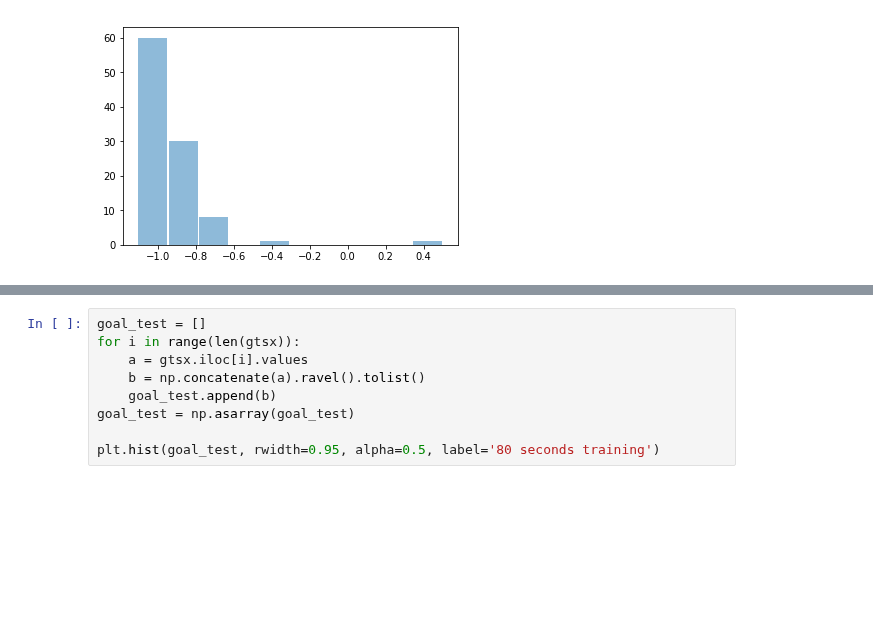
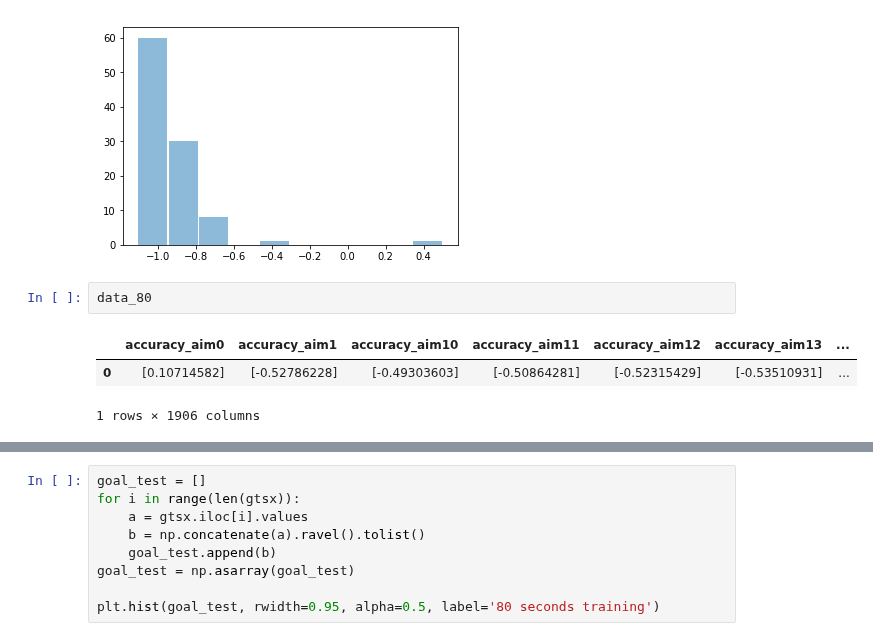
Before and after one commit to maddybartlett/NEN001, a Jupyter notebook: Plots.ipynb, the cells around one changed output, grey strips where cells are left out. Cells and saved outputs as stored; diff of their text form; blank space fills up the shorter version.

```diff
--- a/Plots.ipynb
+++ b/Plots.ipynb
@@ -852,3 +852,9 @@ plt.hist(lendim, rwidth=0.95, alpha=0.5, label='5 seconds training')
          0.50326983]),
  <a list of 10 Patch objects>)
 [figure]
+# %%
+data_80
+# %% [output]
+|  | accuracy_aim0 | accuracy_aim1 | accuracy_aim10 | accuracy_aim11 | accuracy_aim12 | accuracy_aim13 | ... |
+| 0 | [0.10714582] | [-0.52786228] | [-0.49303603] | [-0.50864281] | [-0.52315429] | [-0.53510931] | ... |
+1 rows × 1906 columns
```
Also changed, not shown: parts of 3 cells of this notebook.
